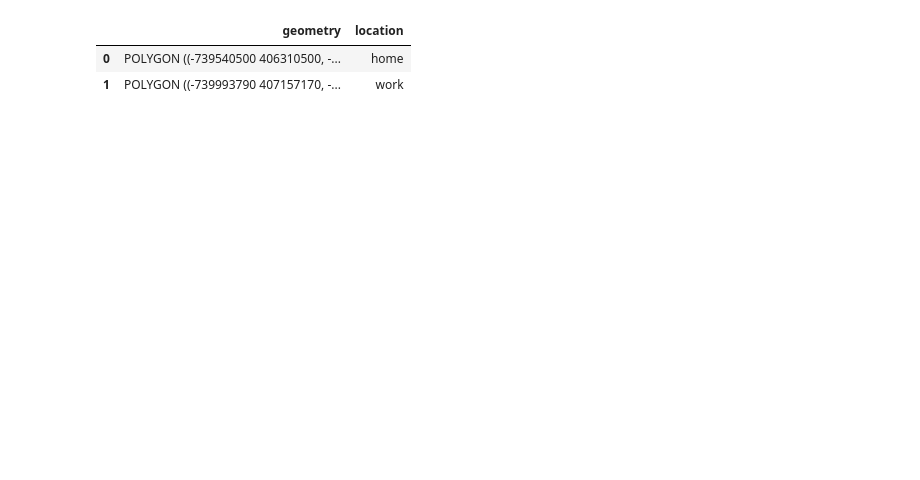
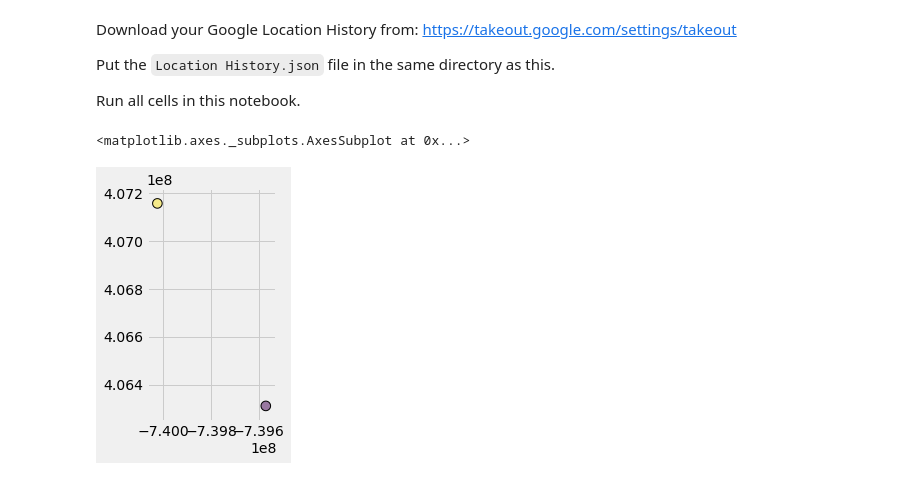
Before and after one commit to afcarl/commute_time_analysis, a Jupyter notebook: Cleaning.ipynb, the cells around one changed output. Drawn from its saved outputs; the diff is of its cells as text; code cells hidden in the pictures; blank space fills up the shorter version.

```diff
--- a/Cleaning.ipynb
+++ b/Cleaning.ipynb
@@ -29,3 +1,9 @@ departure_timeframe = [datetime.time(7), datetime.time(9)]
+# %% [markdown]
+Download your Google Location History from: https://takeout.google.com/settings/takeout
+
+Put the `Location History.json` file in the same directory as this.
+
+Run all cells in this notebook.
 # %%
 %matplotlib inline
 # %%
@@ -38,17 +47,14 @@ plt.style.use('fivethirtyeight')
 # %%
-buffer = 30000
-
 locations = gp.GeoDataFrame({
     'location': ['home', 'work'],
     'geometry': [Point(home).buffer(buffer), Point(work).buffer(buffer)]
 })
 
 locations.crs = {'init' :'epsg:4326'}
-locations
+locations.plot()
 # %% [output]
-|  | geometry | location |
-| 0 | POLYGON ((-739540500 406310500, -... | home |
-| 1 | POLYGON ((-739993790 407157170, -... | work |
+<matplotlib.axes._subplots.AxesSubplot at 0x...>
+[figure, added]
 # %%
 with open('Location History.json') as data_file:
     data = json.load(data_file)
```
Also changed, not shown: parts of 12 cells of this notebook.
